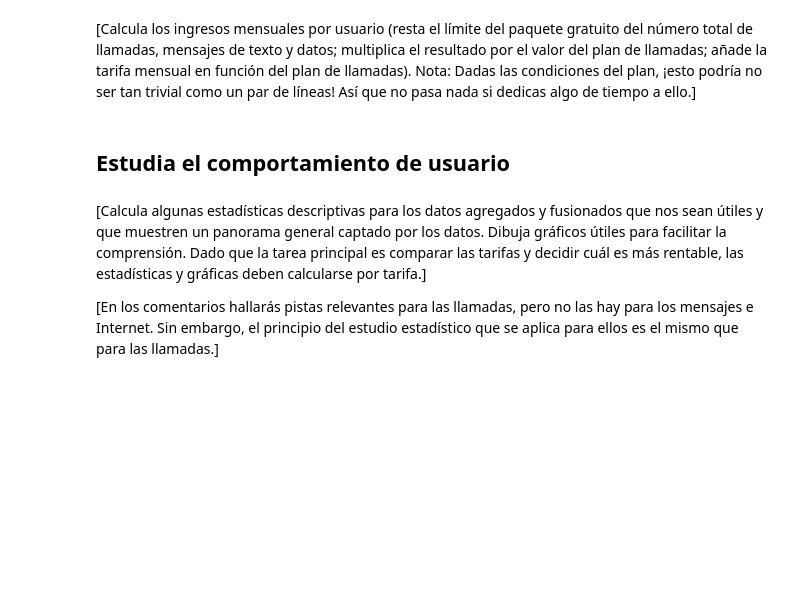
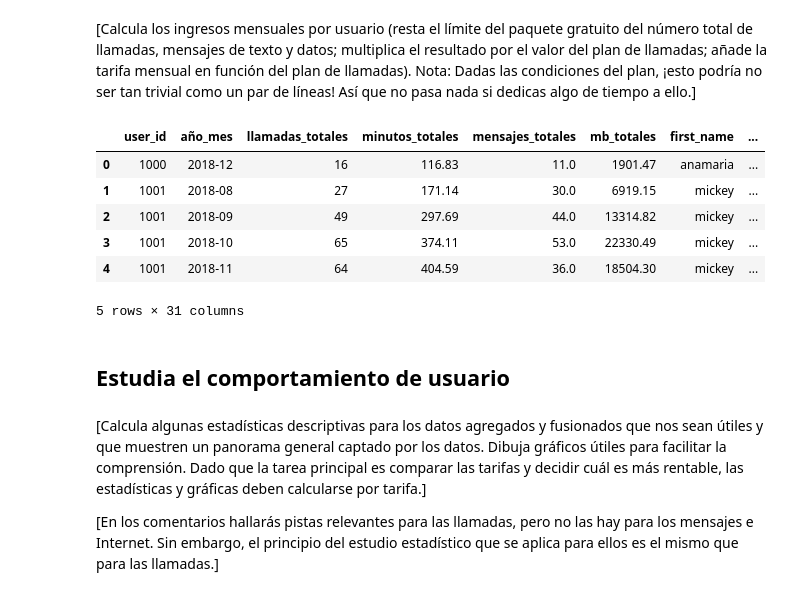
Before and after one commit to ma280113/sprint_5_proyect, a Jupyter notebook: notebook.ipynb, the cells around one changed output. Drawn from its saved outputs; the diff is of its cells as text; code cells hidden in the pictures; blank space fills up the shorter version.

Commit message:
Se unifico el df para que aparezcan todos los datos para cada usuario, se esta trabajando en colocar el gasto para cada usuario

```diff
--- a/notebook.ipynb
+++ b/notebook.ipynb
@@ -490,3 +512,22 @@ display(fusion)
+# %%
+# Calcula el ingreso mensual para cada usuario
+
+fusion['excedente_mensajes'] = fusion['messages_included'] - fusion['mensajes_totales']
+fusion['costo_excedente_mensajes'] = fusion['excedente_mensajes'] * fusion['usd_per_message']
+fusion['excedente_mb'] = fusion['mb_per_month_included'] - fusion['mb_totales']
+fusion['costo_excente_mb'] = fusion['excedente_mb'] * fusion['usd_per_gb'] / 1024
+fusion['excedente_minutos'] = fusion['minutes_included'] - fusion['minutos_totales']
+fusion['costo_excedente_minutos'] = fusion['excedente_minutos'] * fusion['usd_per_minute']
+fusion['gasto_usuario_mes'] = fusion['usd_monthly_pay'] + fusion['costo_excedente_minutos'] + fusion['costo_excente_mb'] + fusion['costo_excedente_mensajes']
+display(fusion.head())
+# %% [output]
+|  | user_id | año_mes | llamadas_totales | minutos_totales | mensajes_totales | mb_totales | first_name | ... |
+| 0 | 1000 | 2018-12 | 16 | 116.83 | 11.0 | 1901.47 | anamaria | ... |
+| 1 | 1001 | 2018-08 | 27 | 171.14 | 30.0 | 6919.15 | mickey | ... |
+| 2 | 1001 | 2018-09 | 49 | 297.69 | 44.0 | 13314.82 | mickey | ... |
+| 3 | 1001 | 2018-10 | 65 | 374.11 | 53.0 | 22330.49 | mickey | ... |
+| 4 | 1001 | 2018-11 | 64 | 404.59 | 36.0 | 18504.30 | mickey | ... |
+5 rows × 31 columns
 # %% [markdown]
 ## Estudia el comportamiento de usuario
 # %% [markdown]
```
Also changed, not shown: parts of 8 cells of this notebook.
